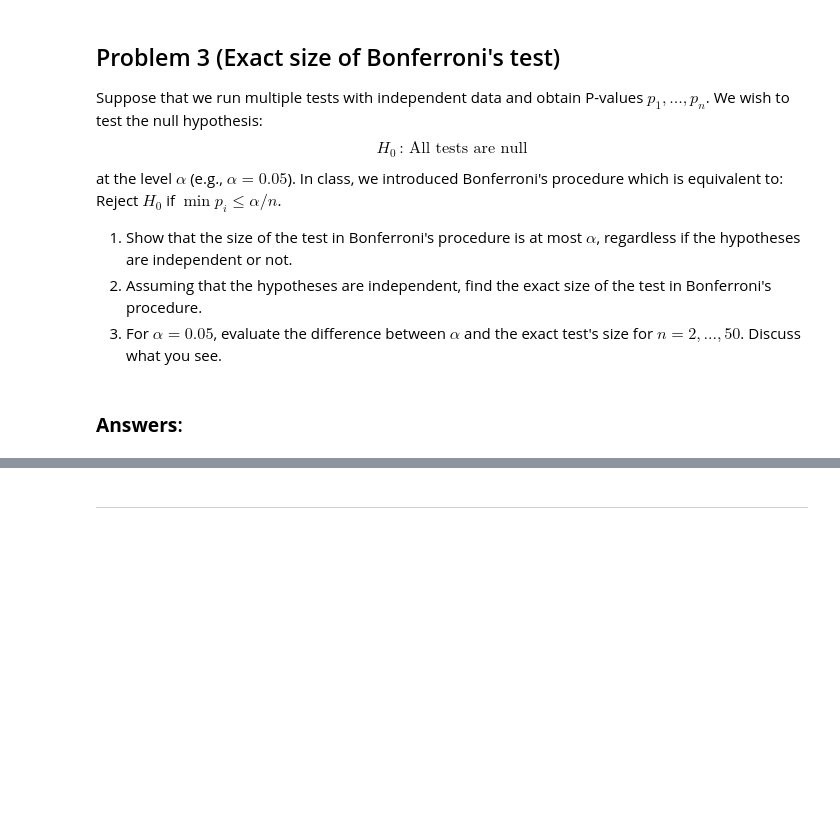
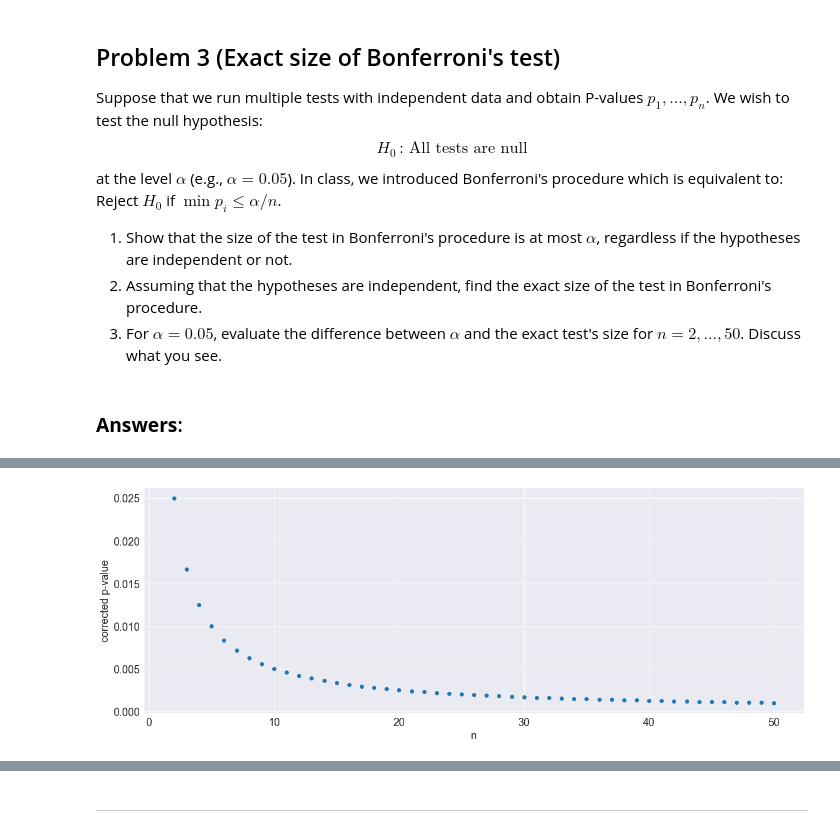
Before and after one commit to Nesher123/advanced-statistics, a Jupyter notebook: hw5/hw5.ipynb, the cells around one changed output, grey strips where cells are left out. Cells and saved outputs as stored; diff of their text form; code cells hidden in the pictures; blank space fills up the shorter version.

```diff
--- a/hw5/hw5.ipynb
+++ b/hw5/hw5.ipynb
@@ -309,0 +323,5 @@ at the level $\alpha$ (e.g., $\alpha=0.05$). In class, we introduced Bonferroni'
+# %%
+alpha = 0.05
+
+for n in range(2, 51):
+    print(f'n={n}, p={alpha / n}')
@@ -309,0 +346,9 @@ at the level $\alpha$ (e.g., $\alpha=0.05$). In class, we introduced Bonferroni'
+# %%
+n_range = np.arange(2, 51)
+corrected_p_value = [alpha / n_range]
+plt.scatter(n_range, corrected_p_value)
+plt.ylabel('corrected p-value')
+plt.xlabel('n')
+plt.show()
+# %% [output]
+[figure, added]
```
Also changed, not shown: parts of 6 cells of this notebook.
